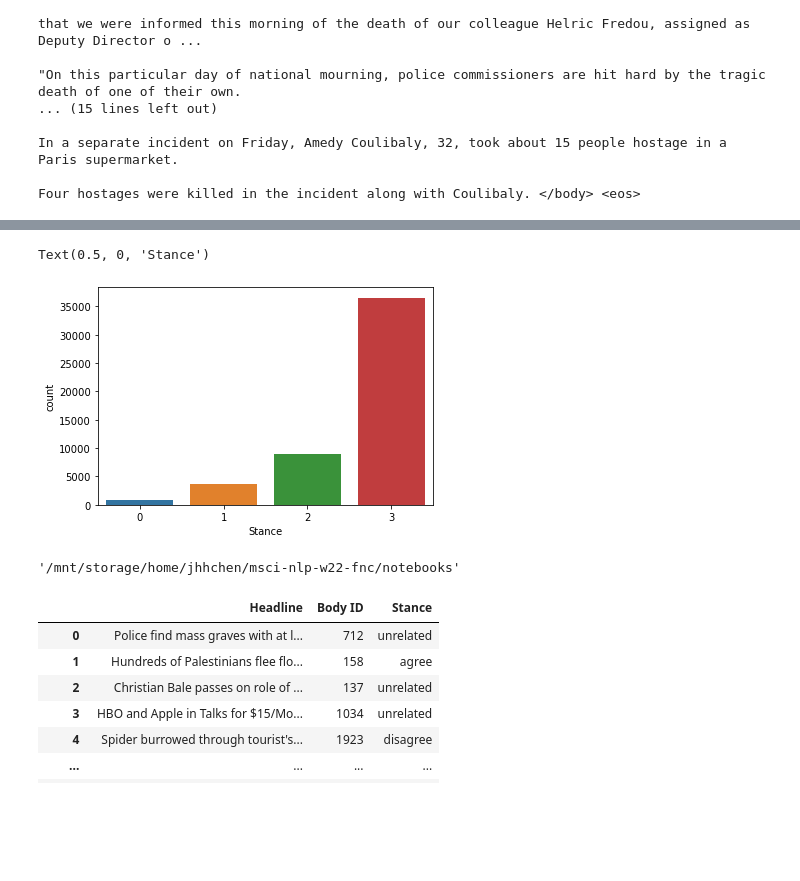
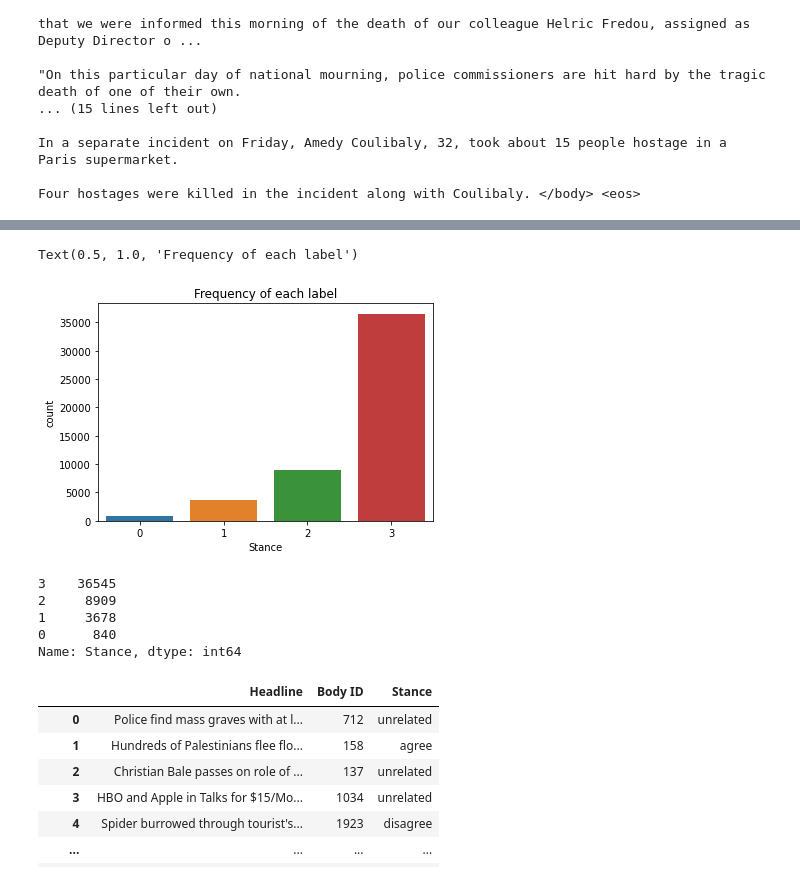
Before and after one commit to awjian/msci-nlp-w22-fnc, a Jupyter notebook: notebooks/data_cleaning.ipynb, the cells around one changed output, grey strips where cells are left out. Cells and saved outputs as stored; diff of their text form; code cells hidden in the pictures; blank space fills up the shorter version.

Commit message:
Create plots

```diff
--- a/notebooks/data_cleaning.ipynb
+++ b/notebooks/data_cleaning.ipynb
@@ -63,16 +64,21 @@ test.head(10)
 # %%
 import seaborn as sns
 import matplotlib.pyplot as plt
 
 sns.countplot(train['Stance'])
 plt.xlabel('Stance')
+plt.title("Frequency of each label")
 # %% [output]
-Text(0.5, 0, 'Stance')
+Text(0.5, 1.0, 'Frequency of each label')
-[figure, old version]
+[figure, new version]
 # %%
-pwd
+train['Stance'].value_counts()
 # %% [output]
-'/mnt/storage/home/jhhchen/msci-nlp-w22-fnc/notebooks'
+3    36545
+2     8909
+1     3678
+0      840
+Name: Stance, dtype: int64
 # %%
 train_stances
 # %% [output]
```
Also changed, not shown: parts of 3 cells of this notebook, 1 other file.
